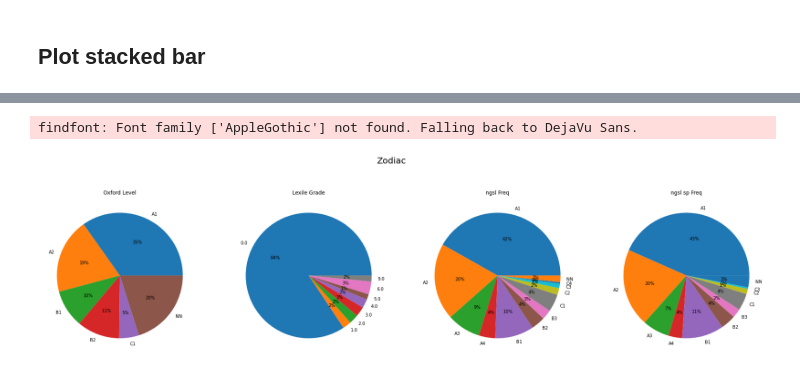
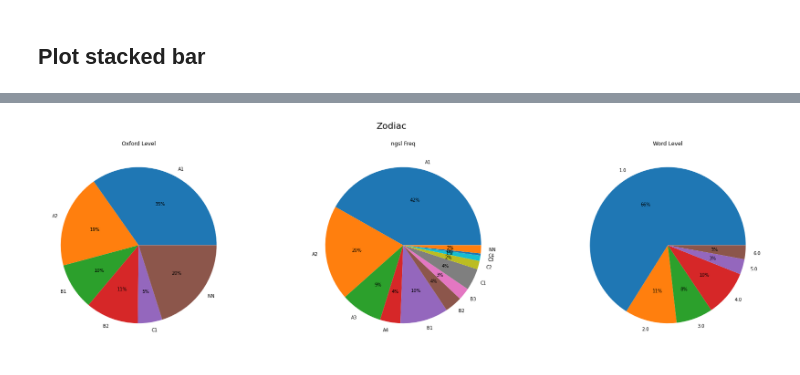
Before and after one commit to yuliepie/netflixschool, a Jupyter notebook: data_preprocessing/ipynb/analysis/analyze_contents_with_word_levels.ipynb, the cells around one changed output, grey strips where cells are left out. Saved outputs shown, nothing was run; the diff lists cells and outputs as text; code cells hidden in the pictures.

Commit message:
add analyze_contents_with_word_levels.ipynb #2

```diff
--- a/data_preprocessing/ipynb/analysis/analyze_contents_with_word_levels.ipynb
+++ b/data_preprocessing/ipynb/analysis/analyze_contents_with_word_levels.ipynb
@@ -407,23 +420,22 @@ findfont: Font family ['AppleGothic'] not found. Falling back to DejaVu Sans.
 # %%
-fig, axes = plt.subplots(1, 4, figsize=(30, 8), facecolor='white')
+fig, axes = plt.subplots(1, 3, figsize=(30, 8), facecolor='white')
 fig.suptitle(title, fontsize=20)
 result = counts_df_headed_joined['oxford_level'].value_counts().sort_index()
 axes[0].pie(result, labels=result.index, autopct = "%1.0f%%")
 axes[0].set_title('Oxford Level')
 
-result = counts_df_headed_joined['lexile_grade'].value_counts().sort_index()
+result = counts_df_headed_joined['ngsl_freq'].value_counts().sort_index()
 axes[1].pie(result, labels=result.index,  autopct = "%1.0f%%")
-axes[1].set_title('Lexile Grade')
+axes[1].set_title('ngsl Freq')
 
-result = counts_df_headed_joined['ngsl_freq'].value_counts().sort_index()
+result = counts_df_headed_joined['word_level'].value_counts().sort_index()
 axes[2].pie(result, labels=result.index,  autopct = "%1.0f%%")
-axes[2].set_title('ngsl Freq')
+axes[2].set_title('Word Level')
 
-result = counts_df_headed_joined['ngsl_sp_freq'].value_counts().sort_index()
-axes[3].pie(result, labels=result.index,  autopct = "%1.0f%%")
-axes[3].set_title('ngsl sp Freq')
+# result = counts_df_headed_joined['ngsl_sp_freq'].value_counts().sort_index()
+# axes[3].pie(result, labels=result.index,  autopct = "%1.0f%%")
+# axes[3].set_title('ngsl sp Freq')
 
 plt.show()
 # %% [output]
-findfont: Font family ['AppleGothic'] not found. Falling back to DejaVu Sans.
-[figure, old version]
+[figure, new version]
```
Also changed, not shown: parts of 3 cells of this notebook.
